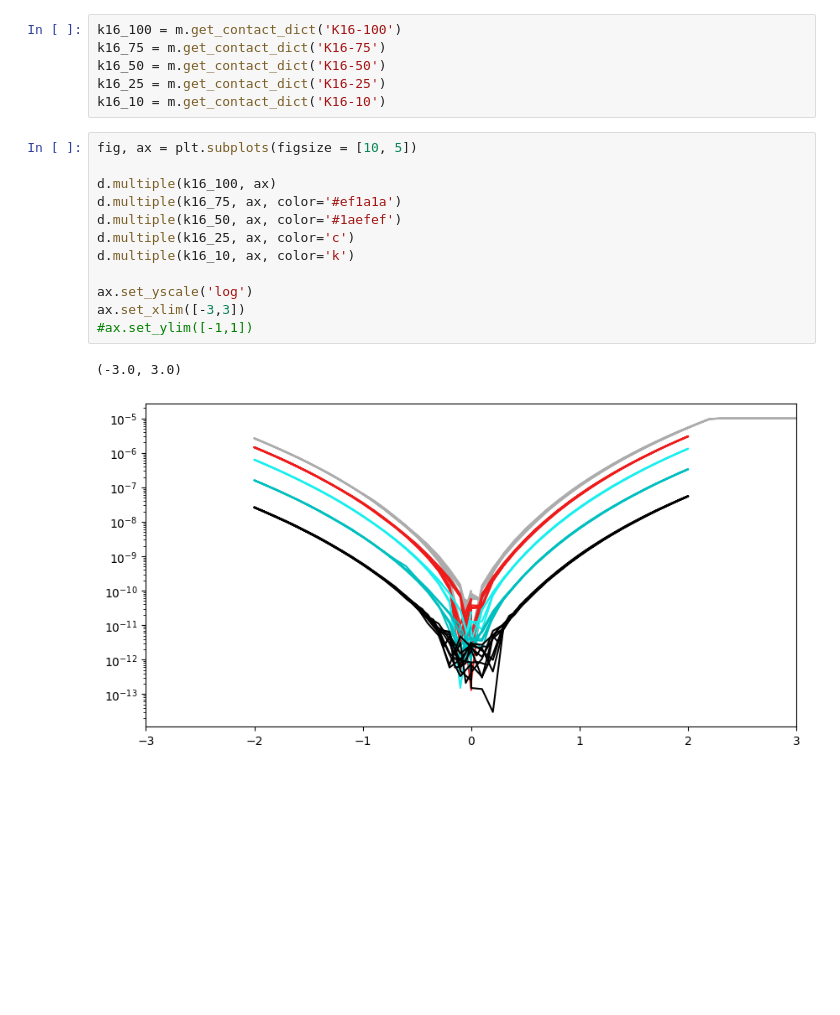
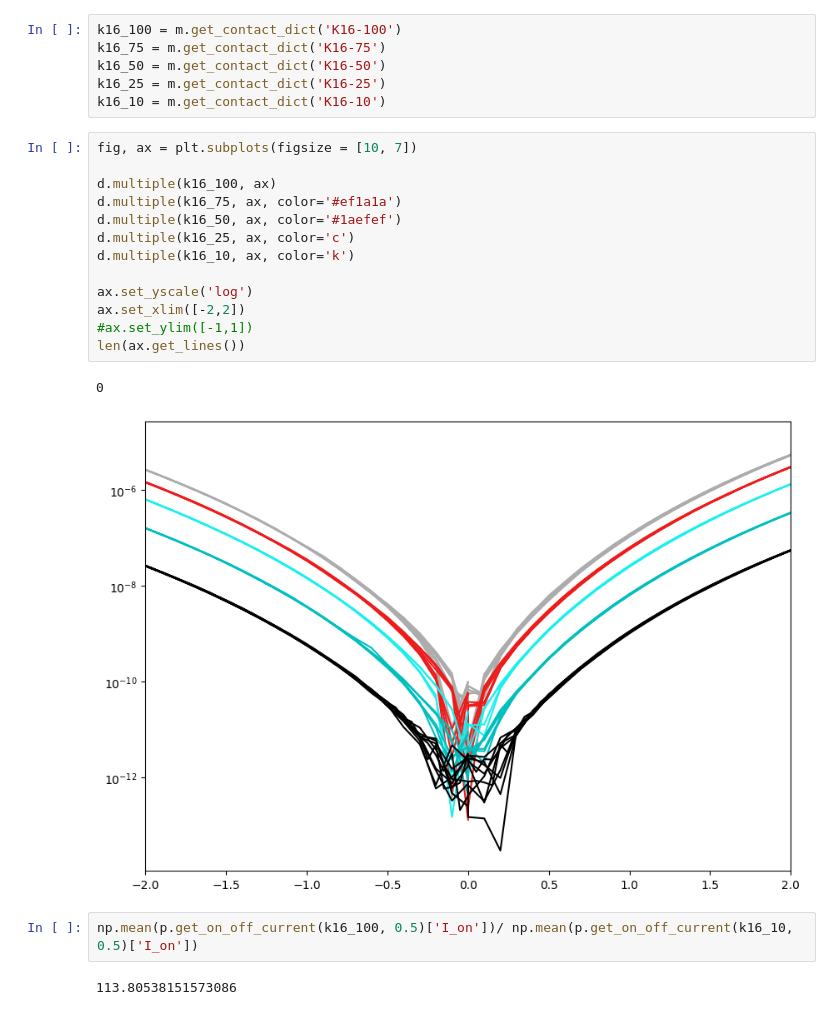
Before and after one commit to OneMoreGate/data_process, a Jupyter notebook: files_description.ipynb, the cells around one changed output. Drawn from its saved outputs; the diff is of its cells as text; blank space fills up the shorter version.

```diff
--- a/files_description.ipynb
+++ b/files_description.ipynb
@@ -12,17 +12,22 @@ k16_50 = m.get_contact_dict('K16-50')
 k16_25 = m.get_contact_dict('K16-25')
 k16_10 = m.get_contact_dict('K16-10')
 # %%
-fig, ax = plt.subplots(figsize = [10, 5])
+fig, ax = plt.subplots(figsize = [10, 7])
 
 d.multiple(k16_100, ax)
 d.multiple(k16_75, ax, color='#ef1a1a')
 d.multiple(k16_50, ax, color='#1aefef')
 d.multiple(k16_25, ax, color='c')
 d.multiple(k16_10, ax, color='k')
 
 ax.set_yscale('log')
-ax.set_xlim([-3,3])
+ax.set_xlim([-2,2])
 #ax.set_ylim([-1,1])
+len(ax.get_lines())
 # %% [output]
-(-3.0, 3.0)
+0
-[figure, old version]
+[figure, new version]
+# %%
+np.mean(p.get_on_off_current(k16_100, 0.5)['I_on'])/ np.mean(p.get_on_off_current(k16_10, 0.5)['I_on'])
+# %% [output]
+113.80538151573086
```
Also changed, not shown: 2 other files.
